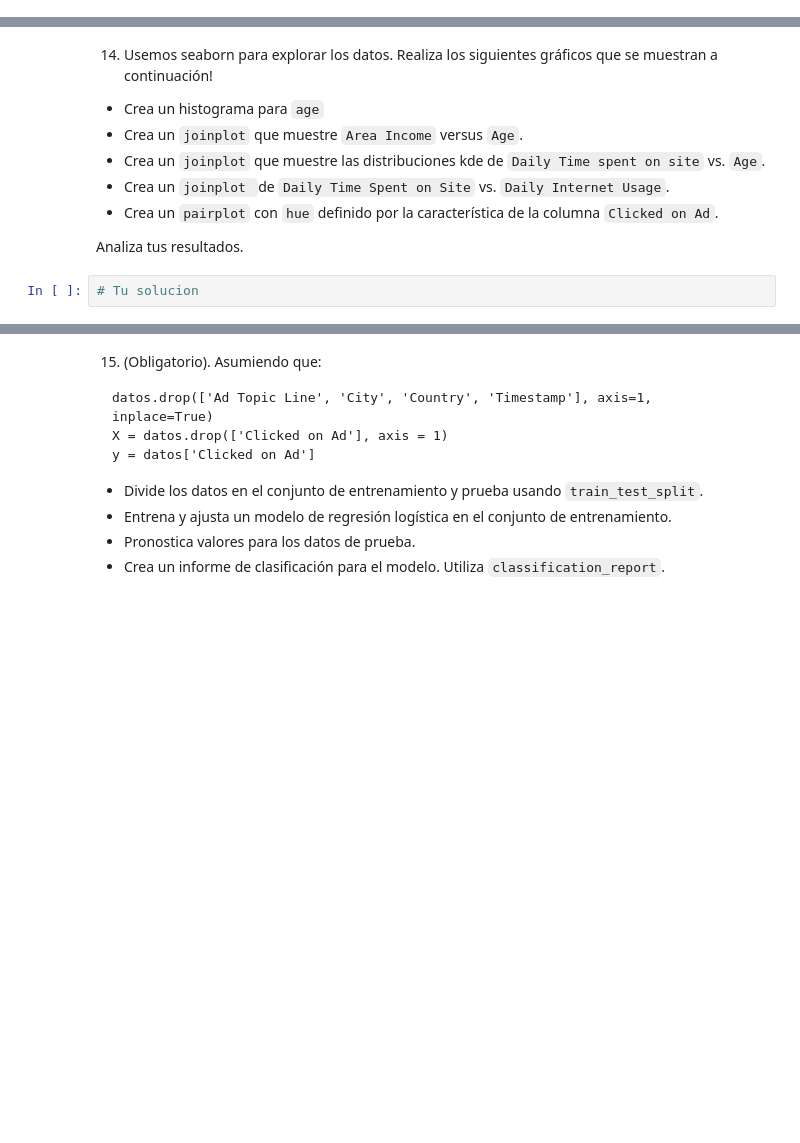
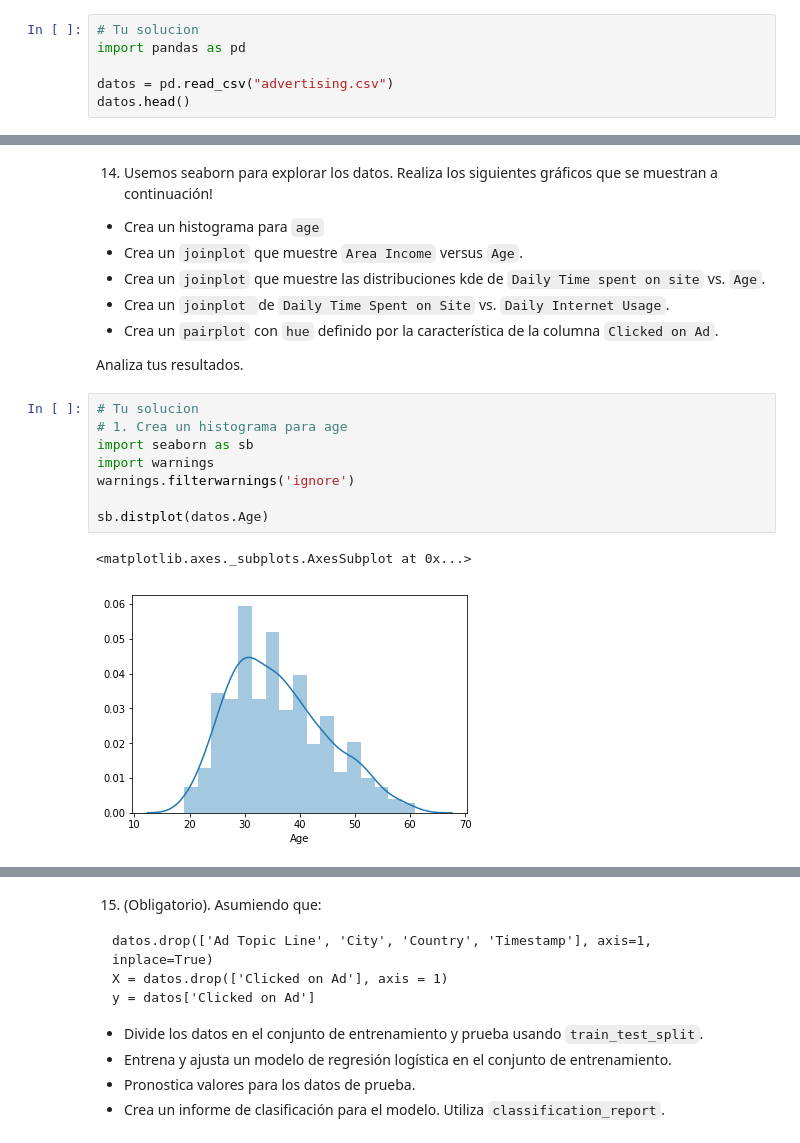
Before and after one commit to luislve17/CM072-DataScience, a Jupyter notebook: Tarea-2/Tarea2.ipynb, the cells around one changed output, grey strips where cells are left out. Cells and saved outputs as stored; diff of their text form; blank space fills up the shorter version.

```diff
--- a/Tarea-2/Tarea2.ipynb
+++ b/Tarea-2/Tarea2.ipynb
@@ -74,0 +368,6 @@ Esta tarea utiliza un pequeño subconjunto de los datos de la competencia de Kag
+# %%
+# Tu solucion
+import pandas as pd
+
+datos = pd.read_csv("advertising.csv")
+datos.head()
@@ -86,5 +438,14 @@ Esta tarea utiliza un pequeño subconjunto de los datos de la competencia de Kag
    - Crea un `pairplot` con `hue` definido por la característica de la columna `Clicked on Ad`.
 
  Analiza tus resultados.
-# %%
-# Tu solucion
+# %%
+# Tu solucion
+# 1. Crea un histograma para age
+import seaborn as sb
+import warnings
+warnings.filterwarnings('ignore')
+
+sb.distplot(datos.Age)
+# %% [output]
+<matplotlib.axes._subplots.AxesSubplot at 0x...>
+[figure, added]
```
Also changed, not shown: parts of 53 cells of this notebook, 4 other files.
